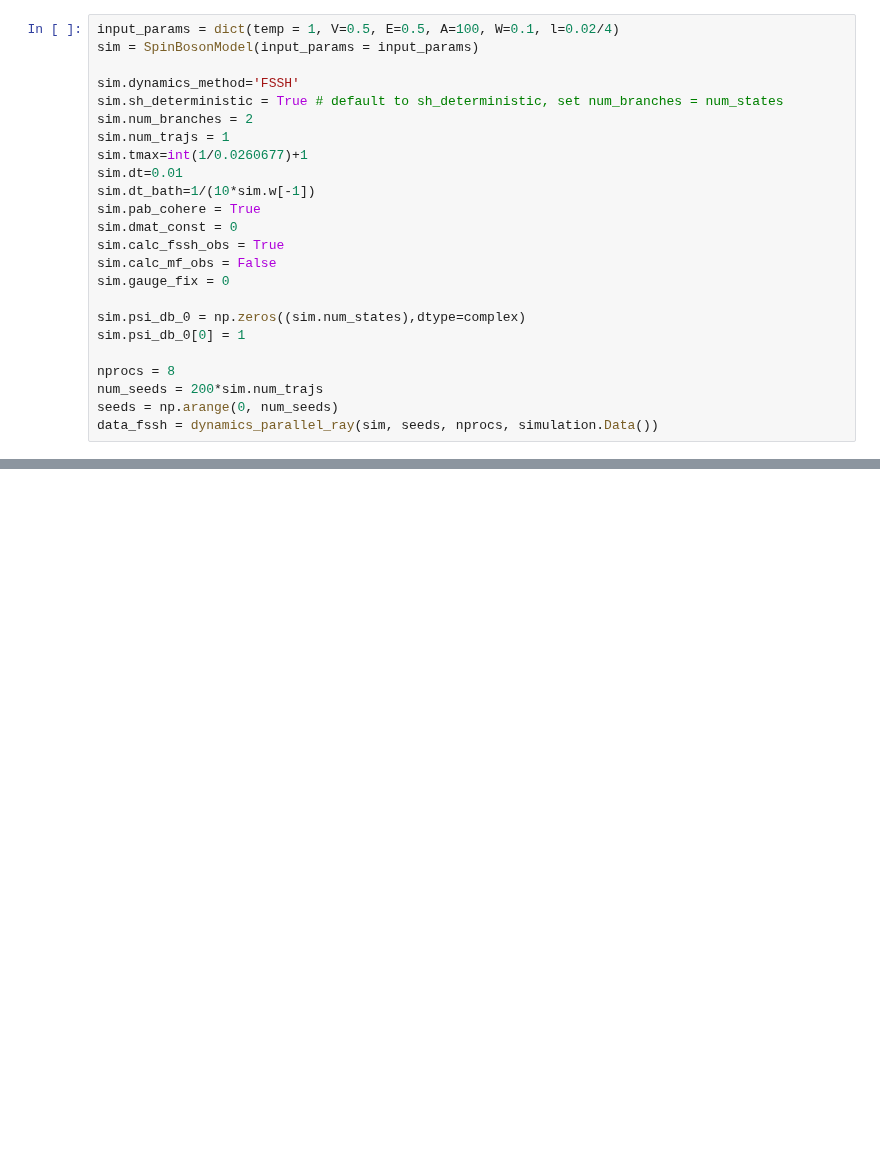
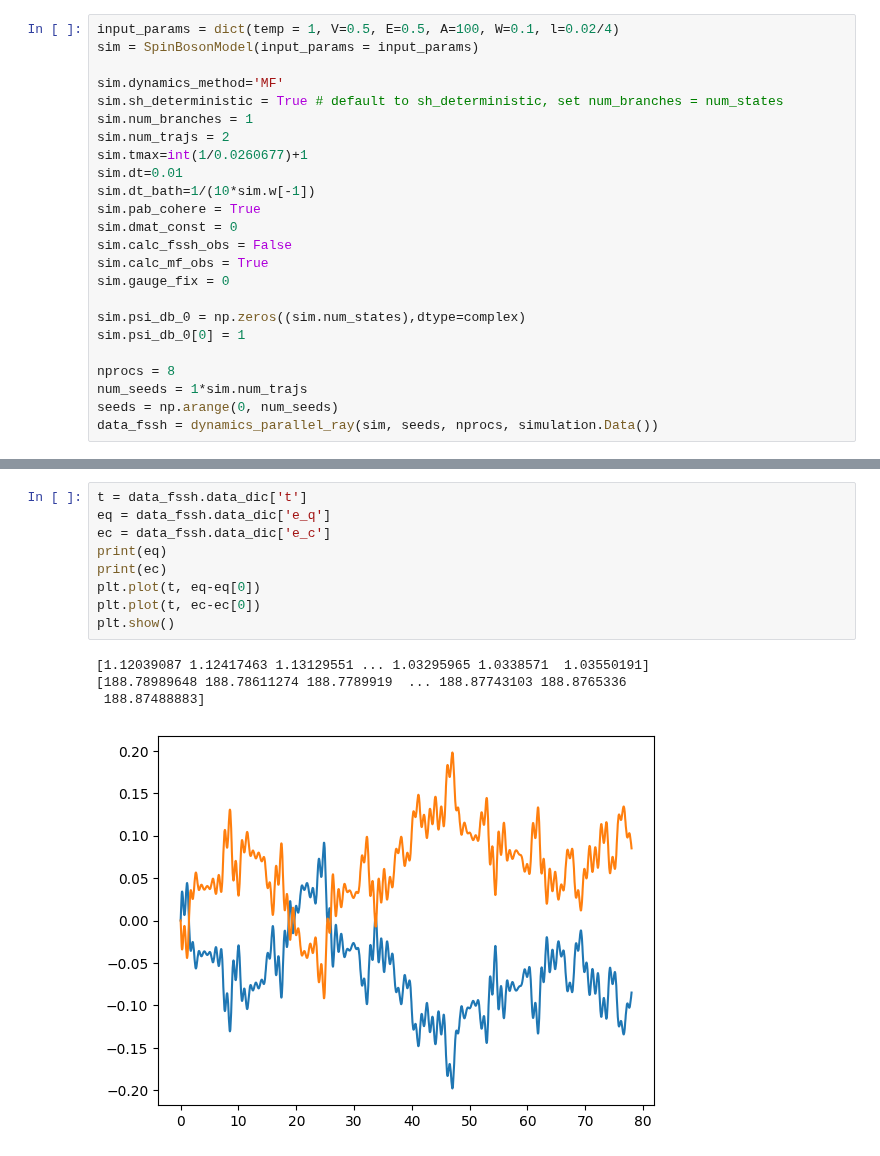
Before and after one commit to tempelaar-team/qclab-dev, a Jupyter notebook: examples/spin_boson_examples.ipynb, the cells around one changed output, grey strips where cells are left out. Cells and saved outputs as stored; diff of their text form; blank space fills up the shorter version.

Commit message:
Changed dynamics to an object oriented form.

```diff
--- a/examples/spin_boson_examples.ipynb
+++ b/examples/spin_boson_examples.ipynb
@@ -10,24 +10,24 @@ from qclab.drivers.ray_driver import dynamics_parallel_ray
 input_params = dict(temp = 1, V=0.5, E=0.5, A=100, W=0.1, l=0.02/4)
 sim = SpinBosonModel(input_params = input_params)
 
-sim.dynamics_method='FSSH'
+sim.dynamics_method='MF'
 sim.sh_deterministic = True # default to sh_deterministic, set num_branches = num_states
-sim.num_branches = 2
-sim.num_trajs = 1
+sim.num_branches = 1
+sim.num_trajs = 2
 sim.tmax=int(1/0.0260677)+1
 sim.dt=0.01
 sim.dt_bath=1/(10*sim.w[-1])
 sim.pab_cohere = True
 sim.dmat_const = 0
-sim.calc_fssh_obs = True
-sim.calc_mf_obs = False
+sim.calc_fssh_obs = False
+sim.calc_mf_obs = True
 sim.gauge_fix = 0
 
 sim.psi_db_0 = np.zeros((sim.num_states),dtype=complex)
 sim.psi_db_0[0] = 1
 
 nprocs = 8
-num_seeds = 200*sim.num_trajs
+num_seeds = 1*sim.num_trajs
 seeds = np.arange(0, num_seeds)
 data_fssh = dynamics_parallel_ray(sim, seeds, nprocs, simulation.Data())
 # %% [output]
@@ -35,3 +40,17 @@ data_fssh = dynamics_parallel_ray(sim, seeds, nprocs, simulation.Data())
+# %%
+t = data_fssh.data_dic['t']
+eq = data_fssh.data_dic['e_q']
+ec = data_fssh.data_dic['e_c']
+print(eq)
+print(ec)
+plt.plot(t, eq-eq[0])
+plt.plot(t, ec-ec[0])
+plt.show()
+# %% [output]
+[1.12039087 1.12417463 1.13129551 ... 1.03295965 1.0338571  1.03550191]
+[188.78989648 188.78611274 188.7789919  ... 188.87743103 188.8765336
+ 188.87488883]
+[figure, added]
 # %%
 input_params = dict(temp = 1, V=0.5, E=0.5, A=100, W=0.1, l=0.02/4)
 sim = SpinBosonModel(input_params = input_params)
```
Also changed, not shown: parts of 4 cells of this notebook, 9 other files.
